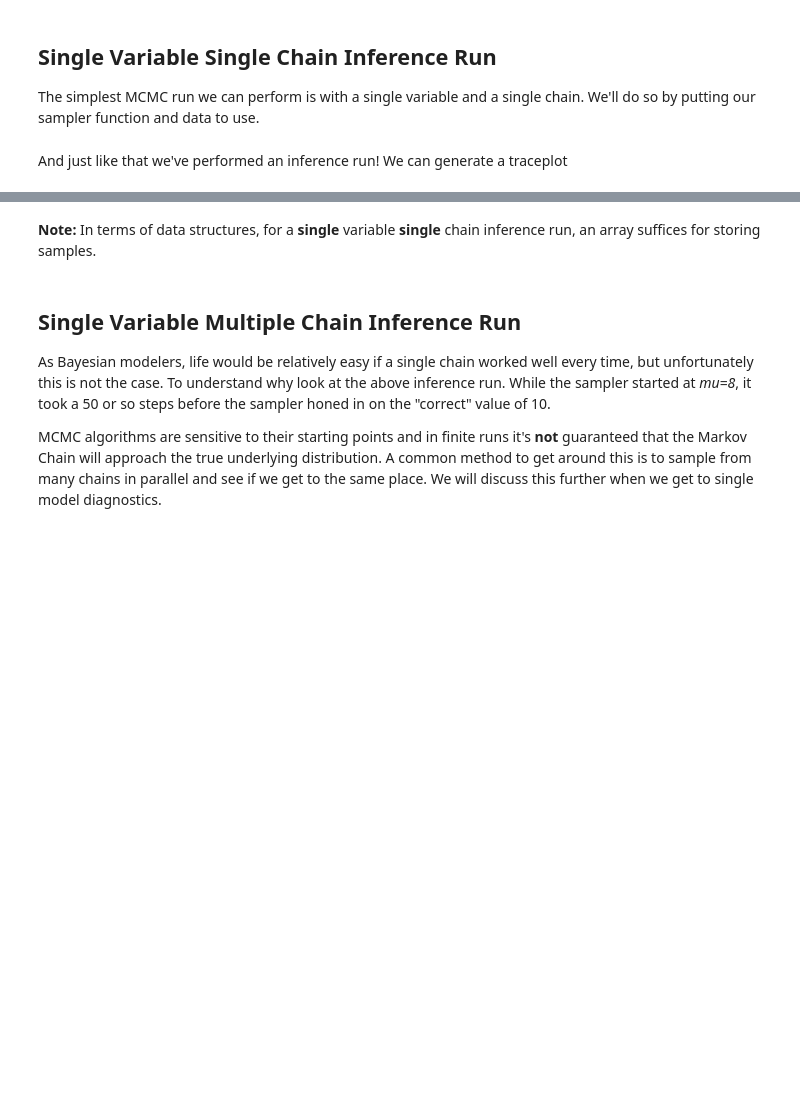
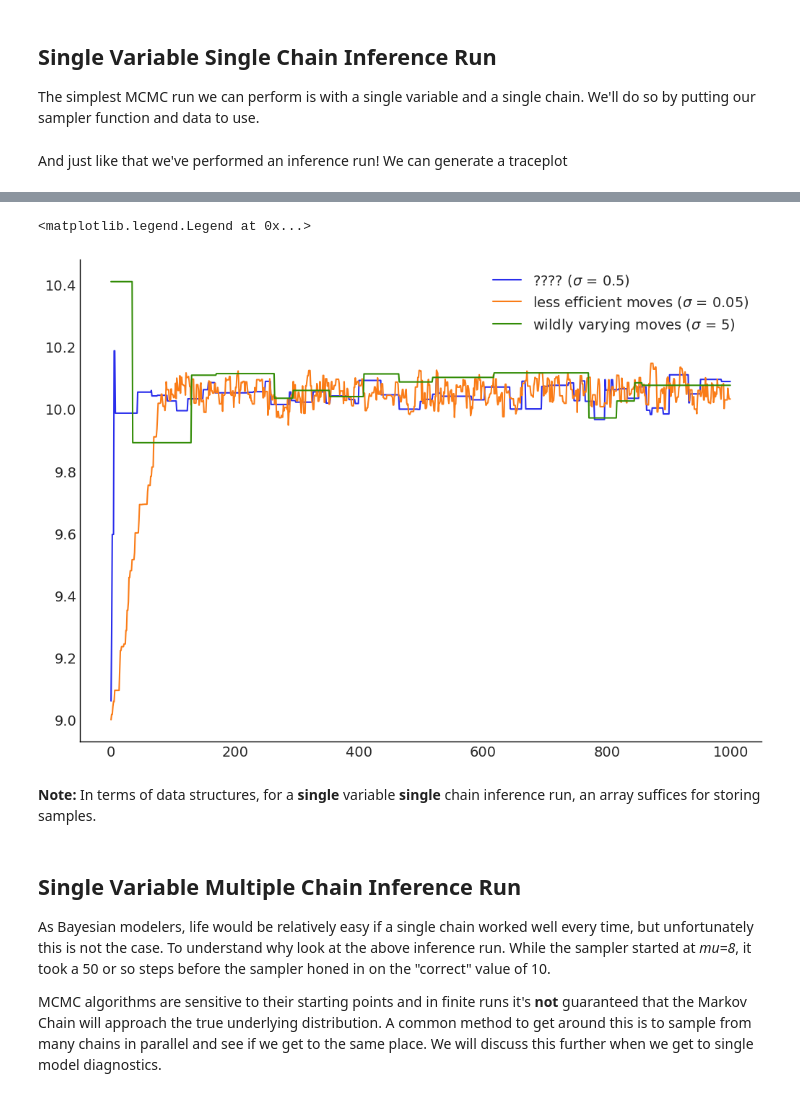
Before and after one commit to rebeccaem/probabilistic-models-class, a Jupyter notebook: DEMOs/demo_04-markov_chain_monte_carlo.ipynb, the cells around one changed output, grey strips where cells are left out. Cells and saved outputs as stored; diff of their text form; code cells hidden in the pictures; blank space fills up the shorter version.

```diff
--- a/DEMOs/demo_04-markov_chain_monte_carlo.ipynb
+++ b/DEMOs/demo_04-markov_chain_monte_carlo.ipynb
@@ -183,3 +186,16 @@ ax.legend()
+# %%
+fig, ax = plt.subplots(figsize=(10, 7))
+x = np.arange(samples)
+ax.plot(x, chain, label="???? ($\sigma$ = 0.5)");
+ax.plot(x, chain_le, label="less efficient moves ($\sigma$ = 0.05)");
+ax.plot(x, chain_exp, label="wildly varying moves ($\sigma$ = 5)");
+ax.legend()
+
+# ax.set_xlim([600, 1000])
+# ax.set_ylim([9.8, 10.5])
+# %% [output]
+<matplotlib.legend.Legend at 0x...>
+[figure, added]
 # %% [markdown]
 **Note:** In terms of data structures, for a **single** variable **single** chain inference run, an array suffices for storing samples.
 # %% [markdown]
```
Also changed, not shown: parts of 7 cells of this notebook, 1 other file.
